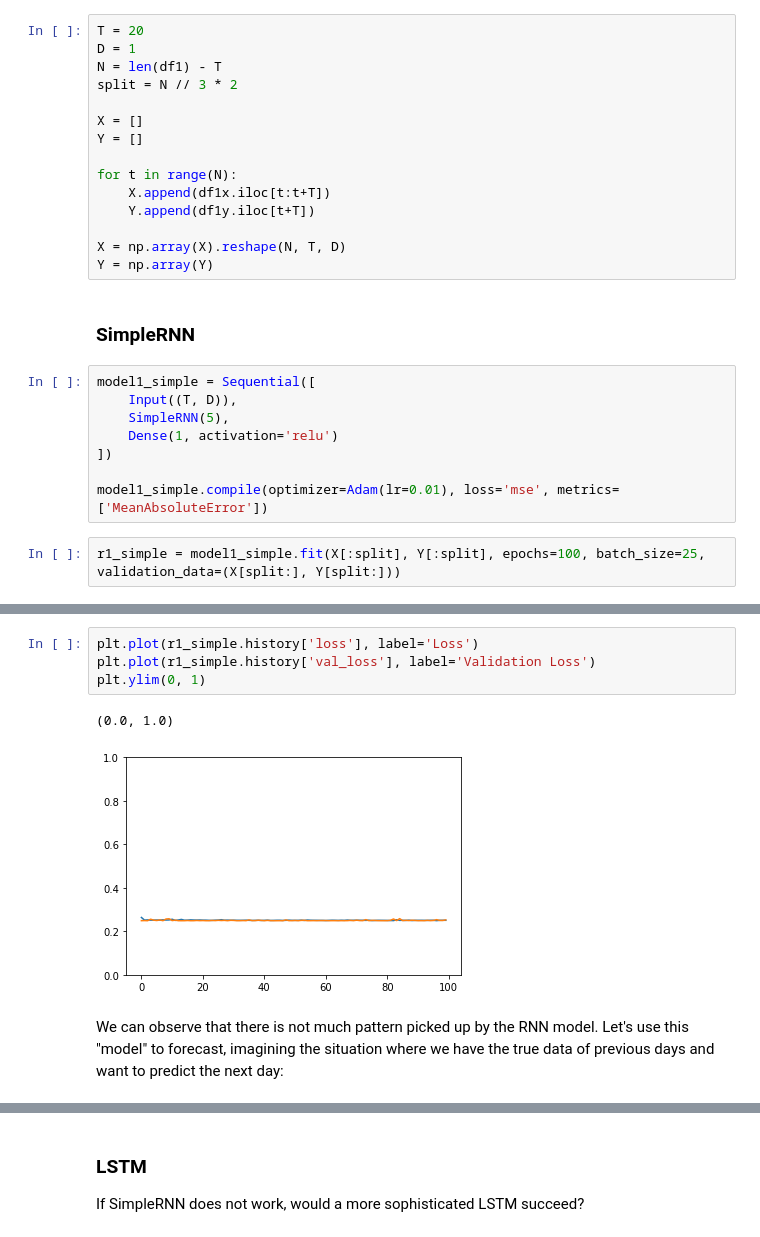
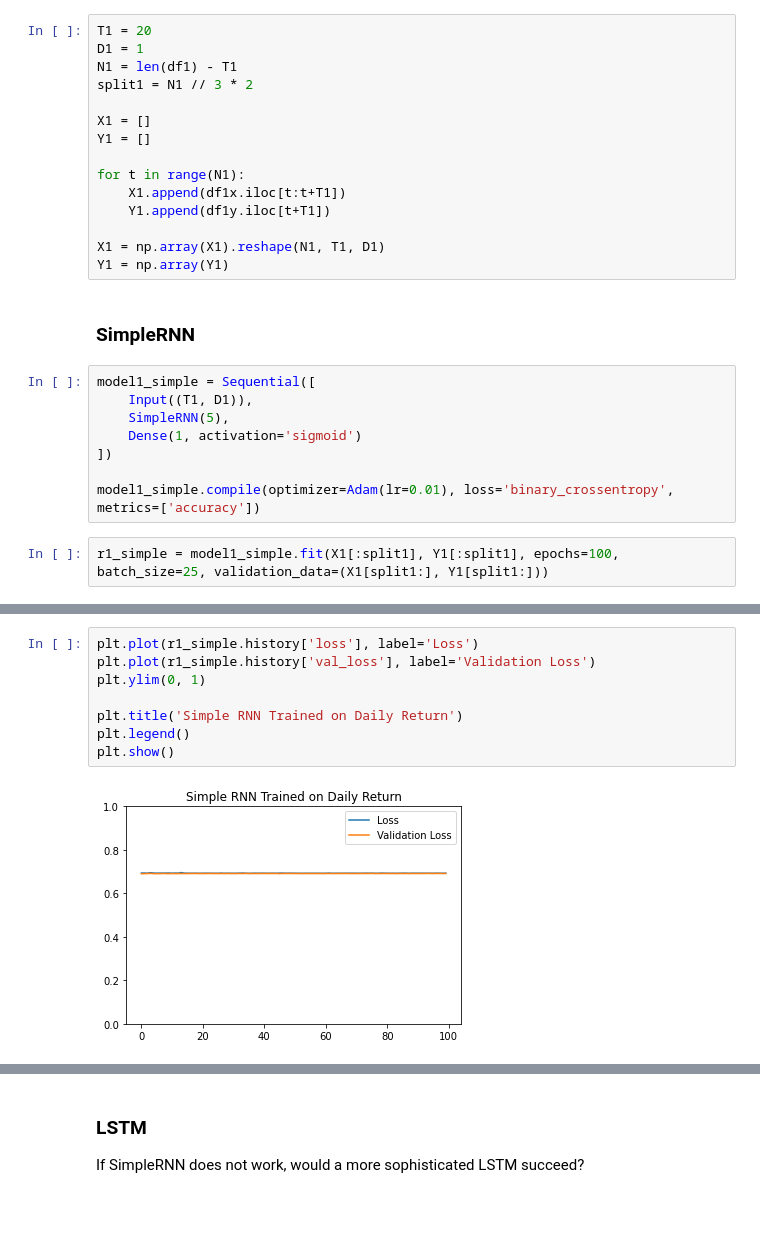
Before and after one commit to wctse/machine-learning-on-financial-data, a Jupyter notebook: naive-rnn-forecast.ipynb, the cells around one changed output, grey strips where cells are left out. Drawn from its saved outputs; the diff is of its cells as text; blank space fills up the shorter version.

Commit message:
Corrected activation functions of output layers

```diff
--- a/naive-rnn-forecast.ipynb
+++ b/naive-rnn-forecast.ipynb
@@ -56,32 +56,32 @@ df1.drop(['Close', 'Open', 'High', 'Low'], axis=1, inplace=True)
 df1x = df1['return']
 df1y = df1['target']
 # %%
-T = 20
-D = 1
-N = len(df1) - T
-split = N // 3 * 2
+T1 = 20
+D1 = 1
+N1 = len(df1) - T1
+split1 = N1 // 3 * 2
 
-X = []
-Y = []
+X1 = []
+Y1 = []
 
-for t in range(N):
-    X.append(df1x.iloc[t:t+T])
-    Y.append(df1y.iloc[t+T])
+for t in range(N1):
+    X1.append(df1x.iloc[t:t+T1])
+    Y1.append(df1y.iloc[t+T1])
 
-X = np.array(X).reshape(N, T, D)
-Y = np.array(Y)
+X1 = np.array(X1).reshape(N1, T1, D1)
+Y1 = np.array(Y1)
 # %% [markdown]
 ### SimpleRNN
 # %%
 model1_simple = Sequential([
-    Input((T, D)),
+    Input((T1, D1)),
     SimpleRNN(5),
-    Dense(1, activation='relu')
+    Dense(1, activation='sigmoid')
 ])
 
-model1_simple.compile(optimizer=Adam(lr=0.01), loss='mse', metrics=['MeanAbsoluteError'])
+model1_simple.compile(optimizer=Adam(lr=0.01), loss='binary_crossentropy', metrics=['accuracy'])
 # %%
-r1_simple = model1_simple.fit(X[:split], Y[:split], epochs=100, batch_size=25, validation_data=(X[split:], Y[split:]))
+r1_simple = model1_simple.fit(X1[:split1], Y1[:split1], epochs=100, batch_size=25, validation_data=(X1[split1:], Y1[split1:]))
 # %% [output]
 Train on 1752 samples, validate on 876 samples
 Epoch 1/100
@@ -103,10 +103,11 @@ Epoch 100/100
 # %%
 plt.plot(r1_simple.history['loss'], label='Loss')
 plt.plot(r1_simple.history['val_loss'], label='Validation Loss')
 plt.ylim(0, 1)
+
+plt.title('Simple RNN Trained on Daily Return')
+plt.legend()
+plt.show()
 # %% [output]
-(0.0, 1.0)
-[figure, old version]
+[figure, new version]
-# %% [markdown]
-We can observe that there is not much pattern picked up by the RNN model. Let's use this "model" to forecast, imagining the situation where we have the true data of previous days and want to predict the next day:
 # %%
```
Also changed, not shown: parts of 18 cells of this notebook.
